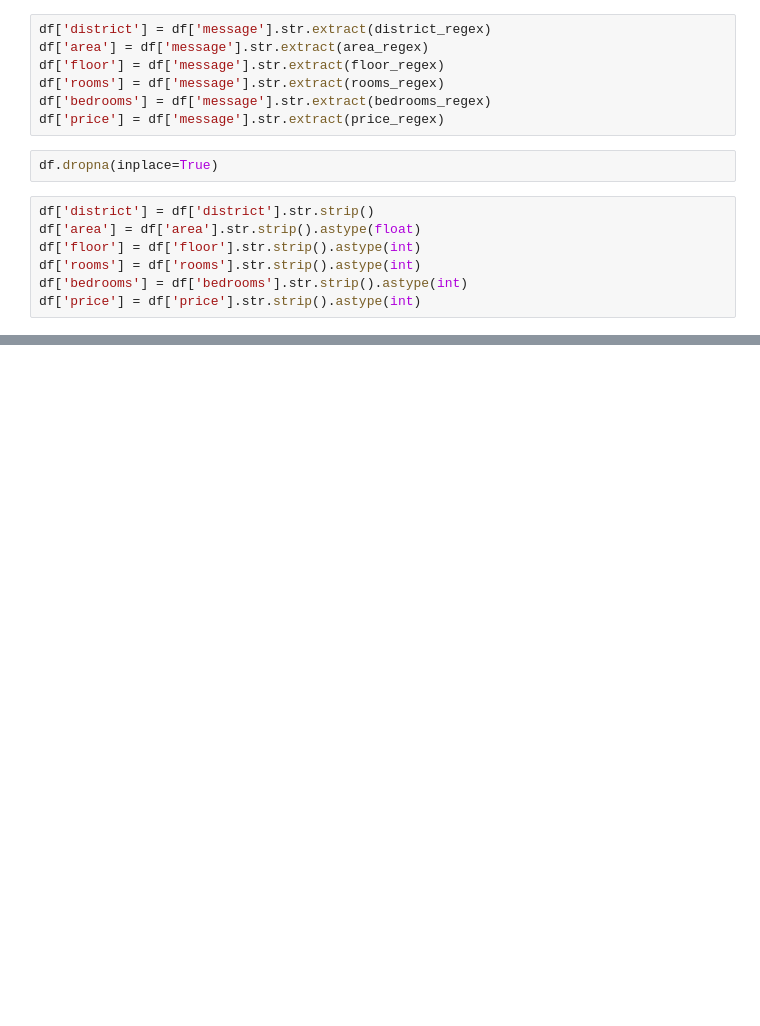
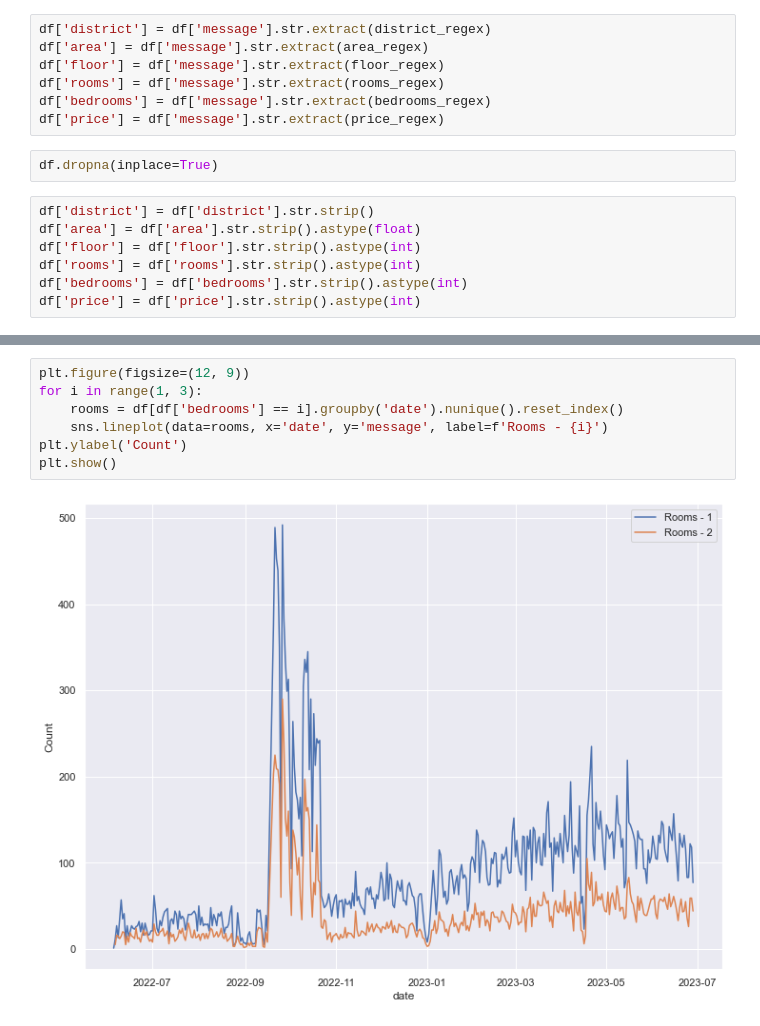
Before and after one commit to edwardmailyan/Real-Estate-Market-Analysis, a Jupyter notebook: Analysis.ipynb, the cells around one changed output, grey strips where cells are left out. Drawn from its saved outputs; the diff is of its cells as text; blank space fills up the shorter version.

```diff
--- a/Analysis.ipynb
+++ b/Analysis.ipynb
@@ -129,0 +155,9 @@ array(['Isani', 'Didi digomi', 'Nutsubidze plateau', 'Saburtalo',
+# %%
+plt.figure(figsize=(12, 9))
+for i in range(1, 3):
+    rooms = df[df['bedrooms'] == i].groupby('date').nunique().reset_index()
+    sns.lineplot(data=rooms, x='date', y='message', label=f'Rooms - {i}')
+plt.ylabel('Count')
+plt.show()
+# %% [output]
+[figure, added]
```
Also changed, not shown: parts of 24 cells of this notebook, 2 other files.
